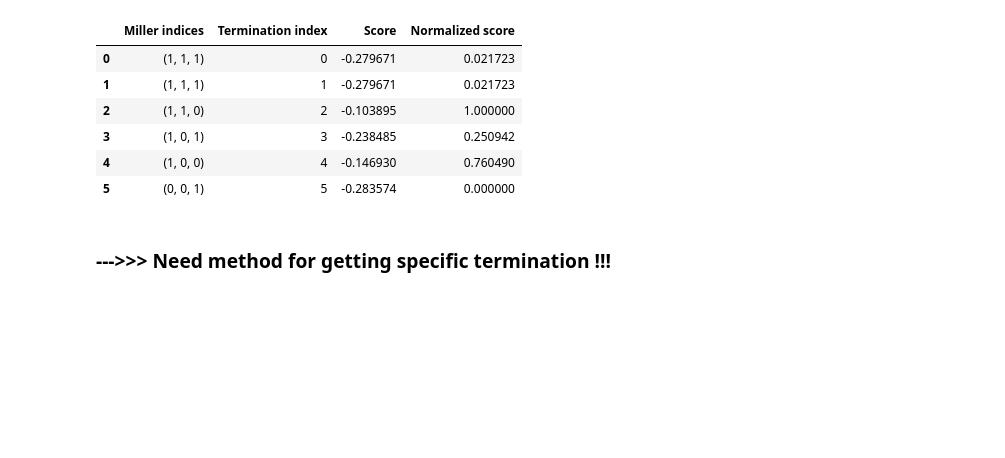
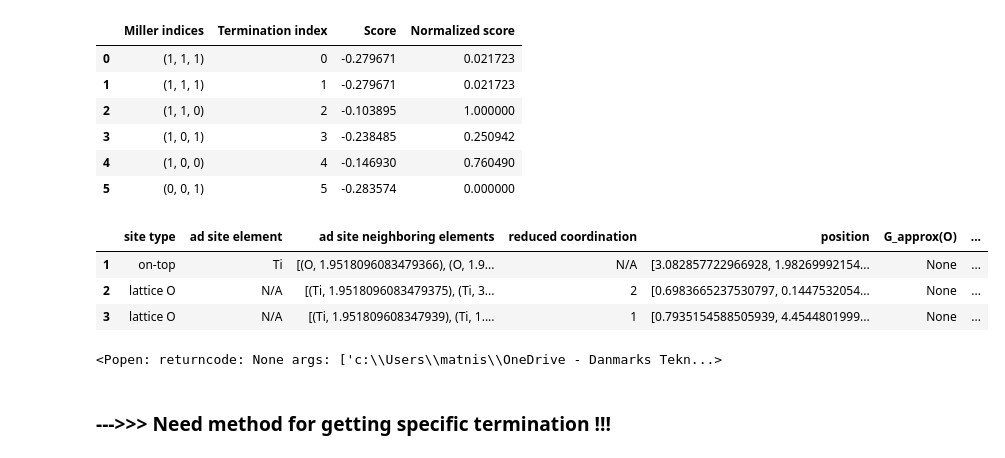
Before and after one commit to Matminator/GNoME_DREAMS_OER_screening, a Jupyter notebook: notebooks/OER_stody_experimental.ipynb, the cells around one changed output. Drawn from its saved outputs; the diff is of its cells as text; code cells hidden in the pictures; blank space fills up the shorter version.

Commit message:
methods for considering afsorbtion sites for any termination - before its initializeion

```diff
--- a/notebooks/OER_stody_experimental.ipynb
+++ b/notebooks/OER_stody_experimental.ipynb
@@ -49,6 +49,17 @@ df
 | 3 | (1, 0, 1) | 3 | -0.238485 | 0.250942 |
 | 4 | (1, 0, 0) | 4 | -0.146930 | 0.760490 |
 | 5 | (0, 0, 1) | 5 | -0.283574 | 0.000000 |
+# %%
+study.get_init_adsorption_site_df(termination_index=0)
+# %% [output]
+|  | site type | ad site element | ad site neighboring elements | reduced coordination | position | G_approx(O) | ... |
+| 1 | on-top | Ti | [(O, 1.9518096083479366), (O, 1.9... | N/A | [3.082857722966928, 1.98269992154... | None | ... |
+| 2 | lattice O | N/A | [(Ti, 1.9518096083479375), (Ti, 3... | 2 | [0.6983665237530797, 0.1447532054... | None | ... |
+| 3 | lattice O | N/A | [(Ti, 1.951809608347939), (Ti, 1.... | 1 | [0.7935154588505939, 4.4544801999... | None | ... |
+# %%
+view(study.get_init_adsorption_sites_atoms(termination_index=0))
+# %% [output]
+<Popen: returncode: None args: ['c:\\Users\\matnis\\OneDrive - Danmarks Tekn...>
 # %% [markdown]
 ### --->>> Need method for getting specific termination !!!
 # %%
```
Also changed, not shown: parts of 1 cell of this notebook, 2 other files.
